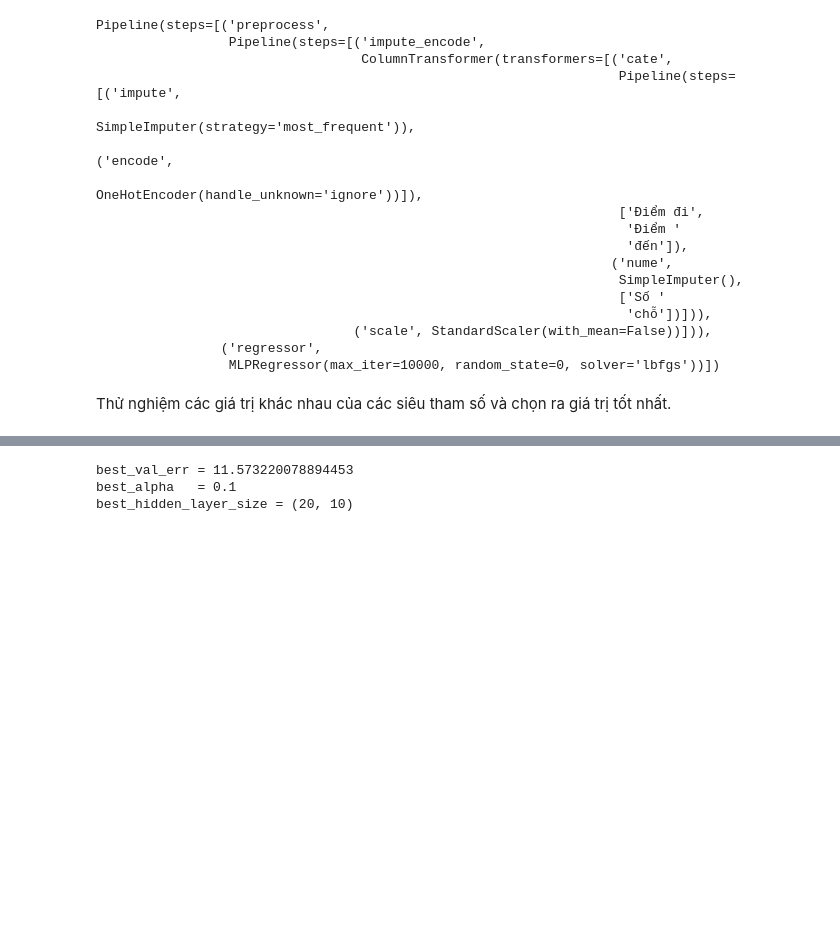
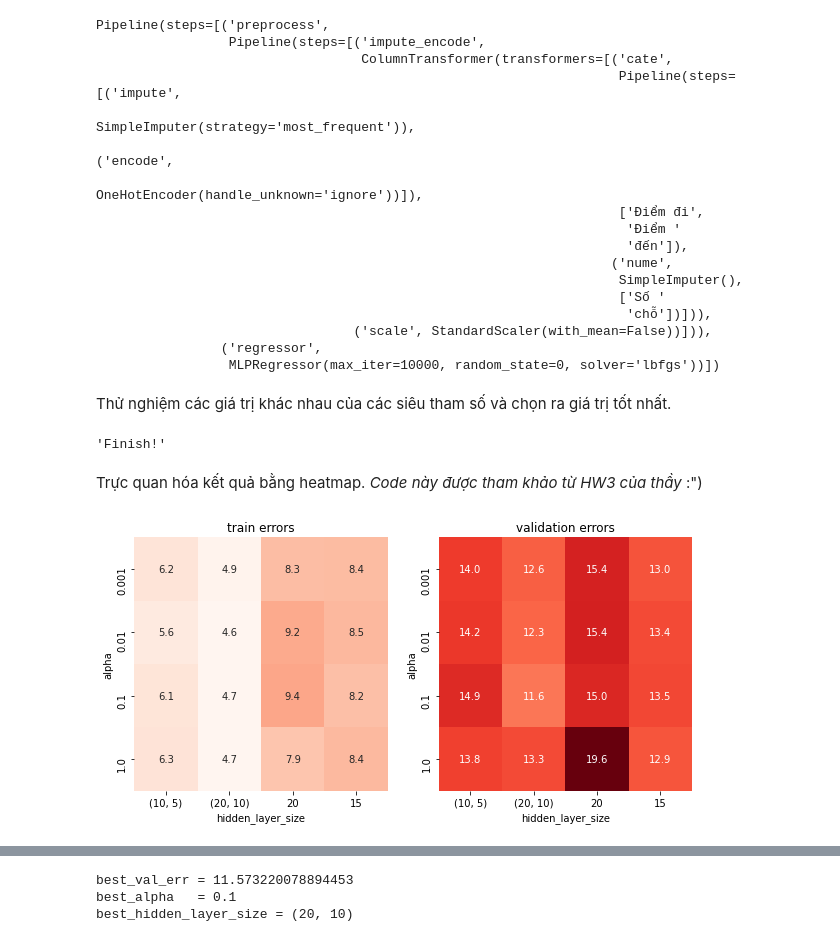
Before and after one commit to ntkien2907/Intro2DS-FinalProject, a Jupyter notebook: Report.ipynb, the cells around one changed output, grey strips where cells are left out. Cells and saved outputs as stored; diff of their text form; code cells hidden in the pictures; blank space fills up the shorter version.

```diff
--- a/Report.ipynb
+++ b/Report.ipynb
@@ -262,9 +274,10 @@ Pipeline(steps=[('preprocess',
 # %% [markdown]
 Thử nghiệm các giá trị khác nhau của các siêu tham số và chọn ra giá trị tốt nhất.
 # %%
+train_errs = []
 val_errs = []
-hidden_layer_sizes = [(10, 5), (20, 10), (20)]
-alphas = [0.001, 0.1, 10]
+hidden_layer_sizes = [(10, 5), (20, 10), 20, 15]
+alphas = [0.001, 0.01, 0.1, 1]
 
 best_val_err = float('inf')
 best_alpha = None
@@ -278,8 +291,34 @@ for alpha in alphas:
 
     model = full_pipeline.fit(X_train, y_train)
 
+    train_err = (1 - model.score(X_train, y_train)) * 100
+    train_errs.append(train_err)
+
     val_err = (1 - model.score(X_val, y_val)) * 100
     val_errs.append(val_err)
 
     if val_err < best_val_err:
       best_val_err, best_alpha, best_hidden_layer_size = val_err, alpha, hidden_layer_size
+
+'Finish!'
+# %% [output]
+'Finish!'
+# %% [markdown]
+Trực quan hóa kết quả bằng heatmap. *Code này được tham khảo từ HW3 của thầy* :")
+# %%
+train_errs_df = pd.DataFrame(data=np.array(train_errs).reshape(len(alphas), -1), index=alphas, columns=hidden_layer_sizes)
+val_errs_df = pd.DataFrame(data=np.array(val_errs).reshape(len(alphas), -1), index=alphas, columns=hidden_layer_sizes)
+
+min_err = min(min(train_errs), min(val_errs))
+max_err = max(max(train_errs), max(val_errs))
+
+plt.figure(figsize=(10, 5))
+plt.subplot(1, 2, 1)
+sns.heatmap(train_errs_df, vmin=min_err, vmax=max_err, square=True, annot=True, cbar=False, fmt='.1f', cmap='Reds')
+plt.title('train errors'); plt.xlabel('hidden_layer_size'); plt.ylabel('alpha')
+
+plt.subplot(1, 2, 2)
+sns.heatmap(val_errs_df, vmin=min_err, vmax=max_err, square=True, annot=True, cbar=False, fmt='.1f', cmap='Reds')
+plt.title('validation errors'); plt.xlabel('hidden_layer_size'); plt.ylabel('alpha');
+# %% [output]
+[figure, added]
```
Also changed, not shown: parts of 6 cells of this notebook, 1 other file.
